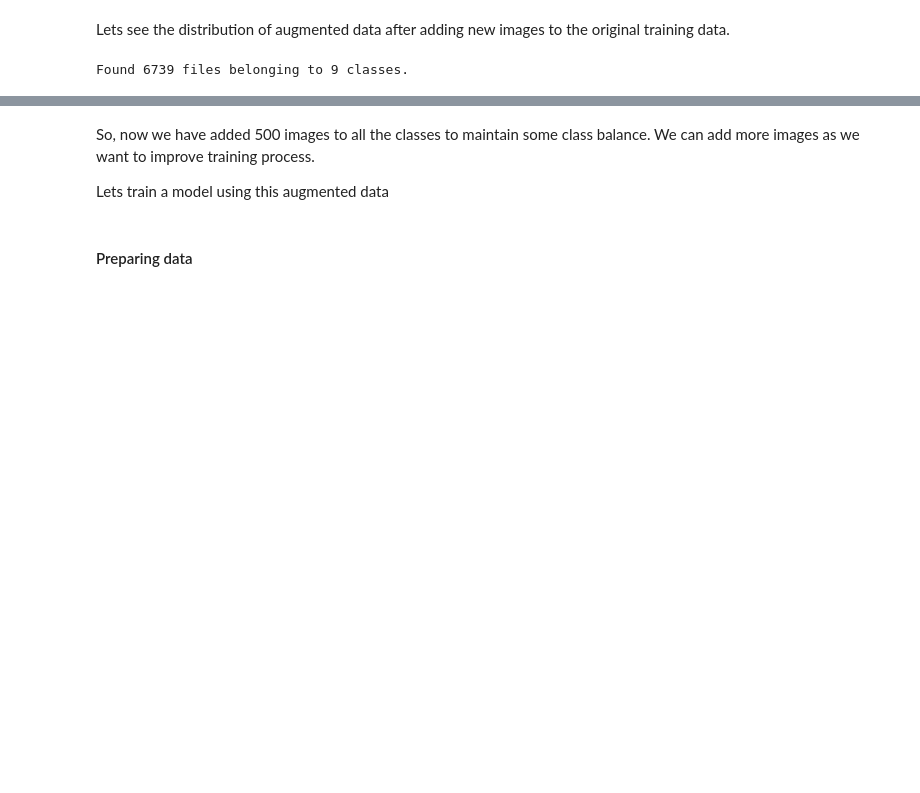
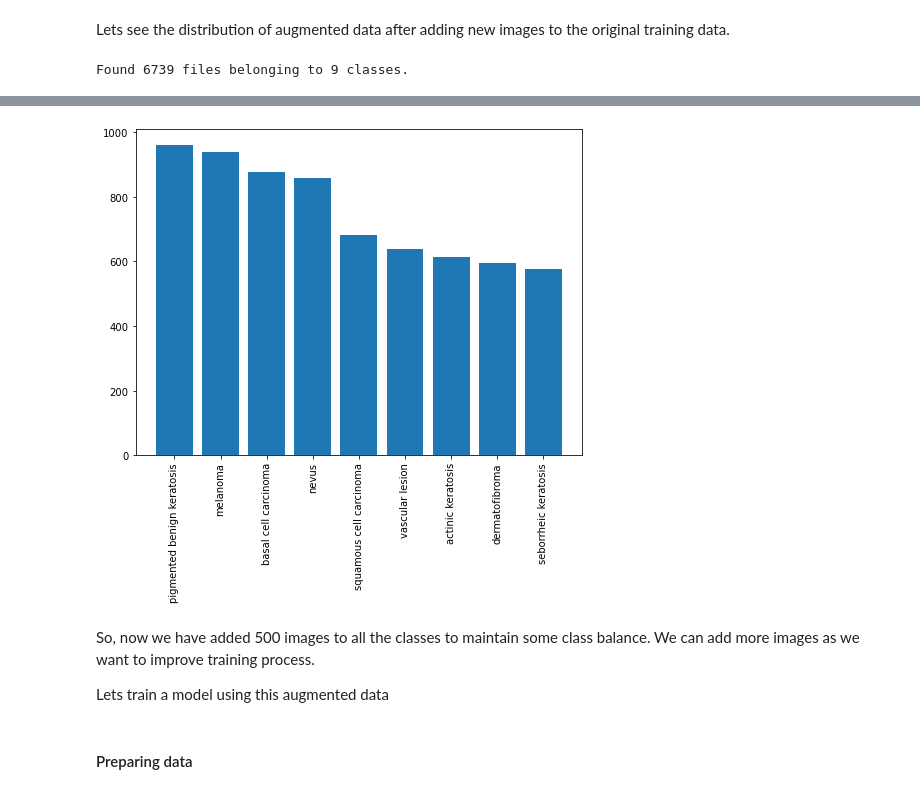
Before and after one commit to jawad360/epgp-course-assignment-melanoma-detection, a Jupyter notebook: jawad_sonalkar_nn.ipynb, the cells around one changed output, grey strips where cells are left out. Saved outputs shown, nothing was run; the diff lists cells and outputs as text; code cells hidden in the pictures; blank space fills up the shorter version.

```diff
--- a/jawad_sonalkar_nn.ipynb
+++ b/jawad_sonalkar_nn.ipynb
@@ -452,5 +461,7 @@ for (image,label) in dataset_unbatched:
     labels.append(label.numpy())
 labels = pd.Series(labels)
 count = labels.value_counts()
-print(count)
+class_dist_aug_df = pd.DataFrame(count, columns=["count"])
+class_dist_aug_df["class_names"] = class_dist_aug_df.index.map(lambda x: class_names[x])
+class_dist_aug_df
 # %% [output]
@@ -458,3 +478,10 @@ KeyboardInterrupt: ignored
+# %%
+plt.figure(figsize=(8,6))
+plt.bar(class_dist_aug_df["class_names"], class_dist_aug_df["count"])
+plt.xticks(rotation=90)
+plt.show()
+# %% [output]
+[figure, added]
 # %% [markdown]
 So, now we have added 500 images to all the classes to maintain some class balance. We can add more images as we want to improve training process.
 
```
Also changed, not shown: parts of 15 cells of this notebook.
